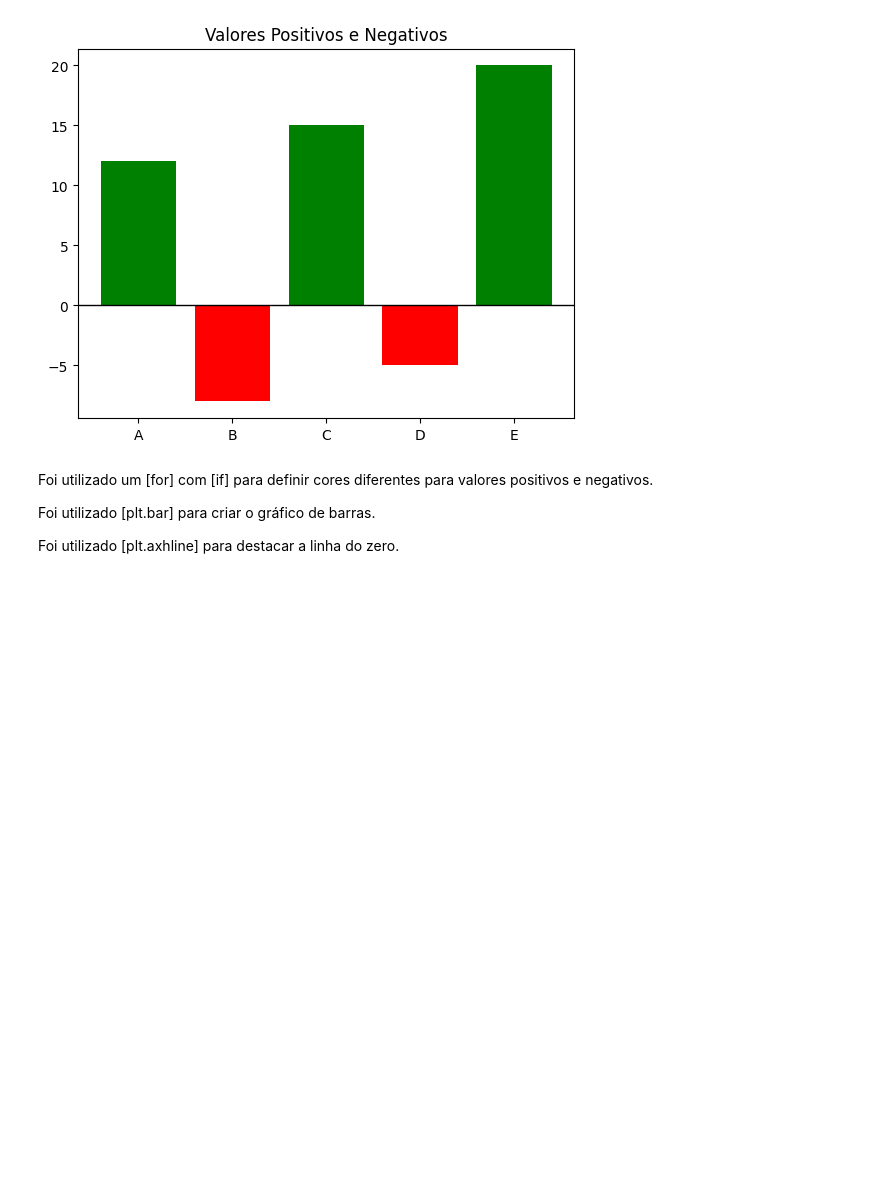
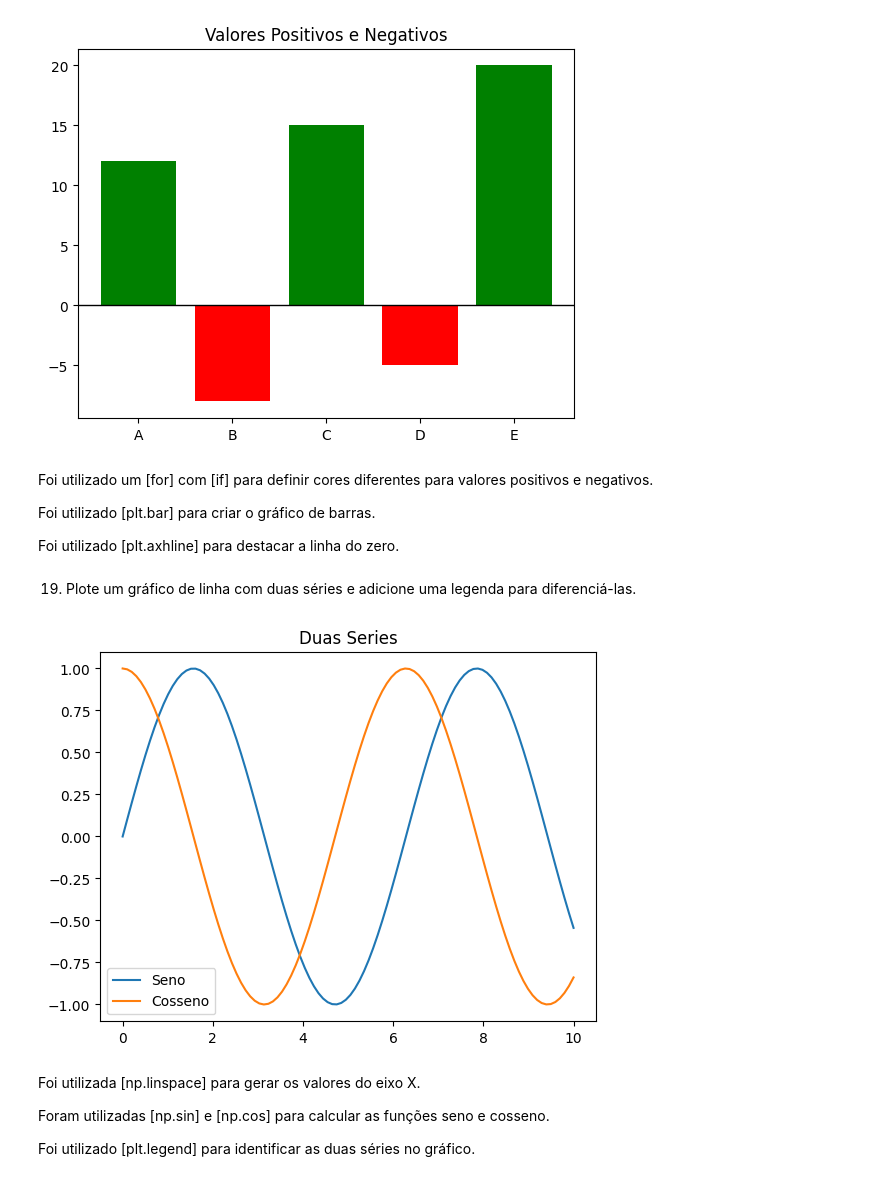
Before and after one commit to 76Falcone/AulasInteligenciaArtificial, a Jupyter notebook: ExercíciosBibliotecas_Python_Falcone_6B_Noturno.ipynb, the cells around one changed output. Cells and saved outputs as stored; diff of their text form; code cells hidden in the pictures; blank space fills up the shorter version.

Commit message:
Exercício 19 - Matplotlib

```diff
--- a/ExercíciosBibliotecas_Python_Falcone_6B_Noturno.ipynb
+++ b/ExercíciosBibliotecas_Python_Falcone_6B_Noturno.ipynb
@@ -2019,3 +2019,26 @@ Foi utilizado um [for] com [if] para definir cores diferentes para valores posit
 Foi utilizado [plt.bar] para criar o gráfico de barras.
 
 Foi utilizado [plt.axhline] para destacar a linha do zero.
+# %% [markdown]
+19. Plote um gráfico de linha com duas séries e adicione uma legenda para diferenciá-las.
+# %%
+import matplotlib.pyplot as plt
+import numpy as np
+
+valoresX = np.linspace(0, 10, 100)
+valoresY1 = np.sin(valoresX)
+valoresY2 = np.cos(valoresX)
+
+plt.plot(valoresX, valoresY1, label="Seno")
+plt.plot(valoresX, valoresY2, label="Cosseno")
+plt.legend()
+plt.title("Duas Series")
+plt.show()
+# %% [output]
+[figure, added]
+# %% [markdown]
+Foi utilizada [np.linspace] para gerar os valores do eixo X.
+
+Foram utilizadas [np.sin] e [np.cos] para calcular as funções seno e cosseno.
+
+Foi utilizado [plt.legend] para identificar as duas séries no gráfico.
```
